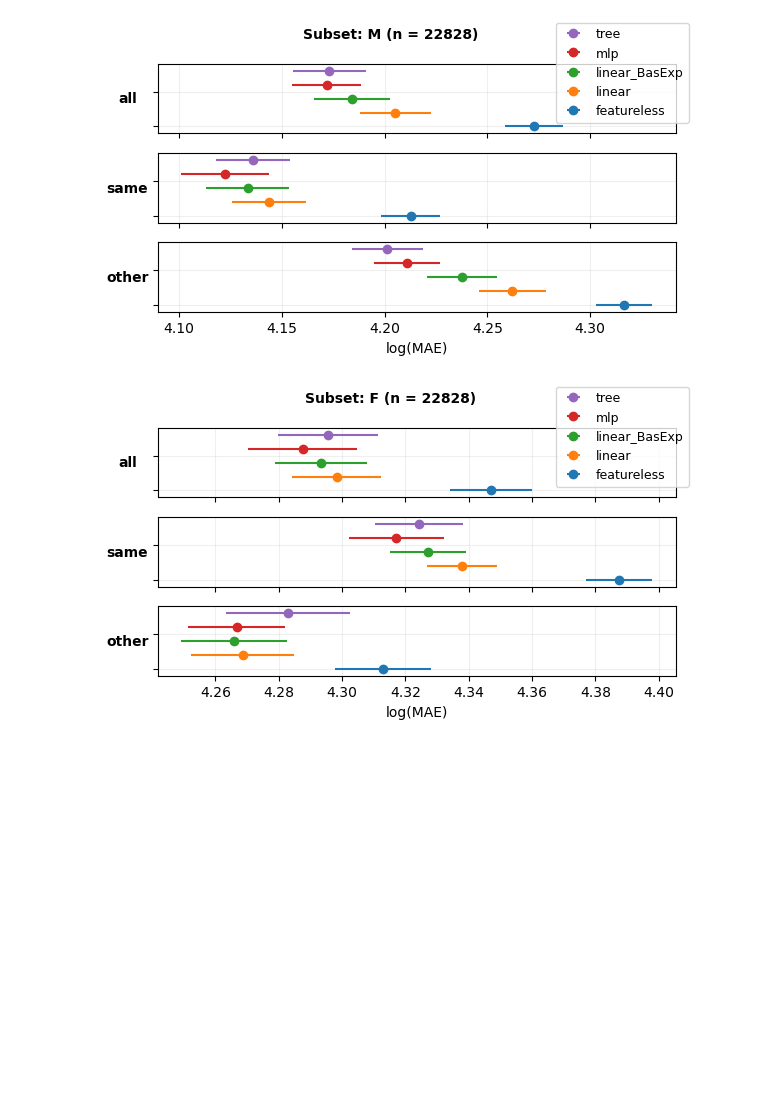
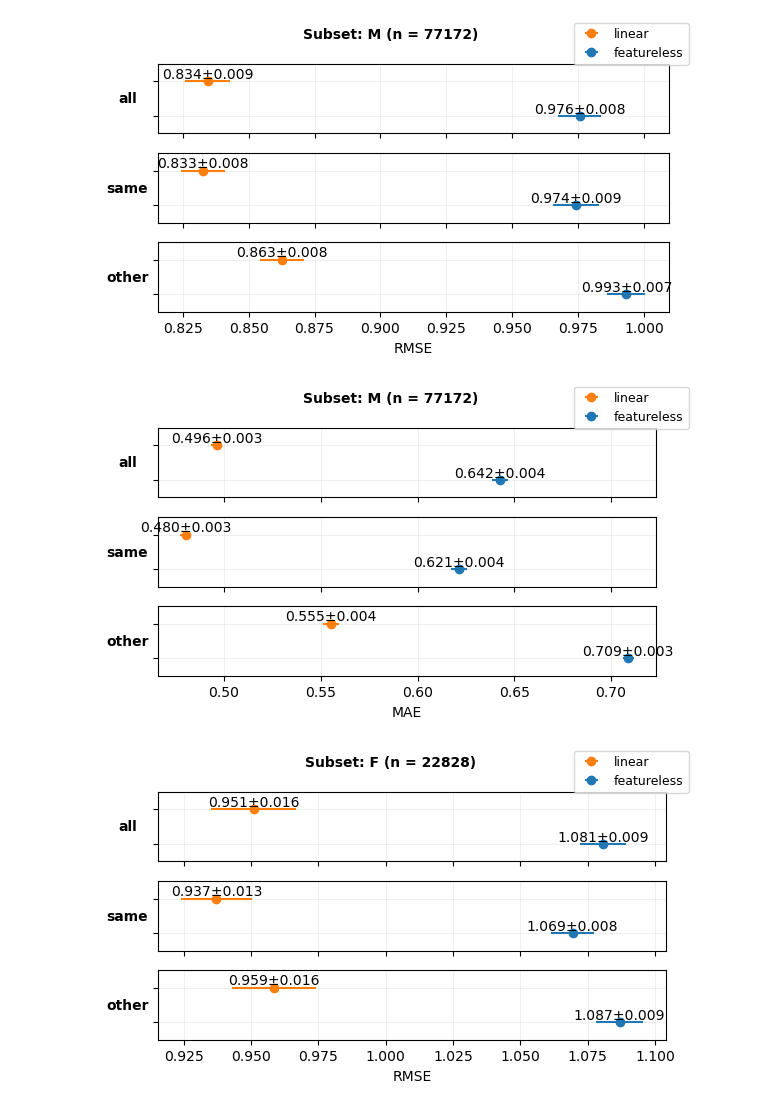
Before and after one commit to lamtung16/soak_regression, a Jupyter notebook: notebook_soak_low_level.ipynb, the cells around one changed output. Drawn from its saved outputs; the diff is of its cells as text; code cells hidden in the pictures; blank space fills up the shorter version.

Commit message:
update visualization and mae using median

```diff
--- a/notebook_soak_low_level.ipynb
+++ b/notebook_soak_low_level.ipynb
@@ -15,20 +19,19 @@ subset_vec = data[subset_col]
+# %%
+model_list = ['featureless', 'linear']
 # %%
 # initial soak obj
-soak_obj = SOAK(n_splits=5)
+soak_obj = SOAKFold(n_splits=5)
 # %%
 # generate dataframe of results:
 results = []
 for subset_value, category, X_train, y_train, X_test, y_test in soak_obj.split(X, y, subset_vec):
-    for model in ['featureless', 'linear', 'linear_BasExp', 'tree', 'mlp']:
-        mse, mae = soak_obj.model_eval(X_train, y_train, X_test, y_test, model)
+    for model in model_list:
+        rmse, mae = soak_obj.model_eval(X_train, y_train, X_test, y_test, model)
         results.append({
                     "subset": subset_value,
                     "category": category,
                     "model": model,
-                    "mse": mse,
+                    "rmse": rmse,
                     "mae": mae,
                 })
 results_df = pd.DataFrame(results)
-
-for value in ['M', 'F']:
-    soak_obj.plot_metrics(results_df, value, subset_vec, metric='mae', figsize=(6,3.5))
@@ -38,21 +38,8 @@ for value in ['M', 'F']:
-# %%
-results_down = []
-for seed in np.random.randint(1, 1000, 2):
-    X_down, y_down, subset_vec_down = soak_obj.downsample_majority(X, y, subset_vec, seed)
-    for subset_value, category, X_train, y_train, X_test, y_test in soak_obj.split(X_down, y_down, subset_vec_down):
-        for model in ['featureless', 'linear', 'linear_BasExp', 'tree', 'mlp']:
-            mse, mae = soak_obj.model_eval(X_train, y_train, X_test, y_test, model)
-            results_down.append({
-                        "subset": subset_value,
-                        "category": category,
-                        "model": model,
-                        "mse": mse,
-                        "mae": mae,
-                    })
-results_down_df = pd.DataFrame(results_down)
-
-for value in ['M', 'F']:
-    soak_obj.plot_metrics(results_down_df, value, subset_vec_down, metric='mae', figsize=(6,3.5))
-# %% [output]
-[figure, removed]
-[figure, removed]
+# %%
+for value in ['M', 'F']:
+    for metric in ['rmse', 'mae']:
+        soak_obj.plot_metrics(results_df, value, subset_vec, metric, figsize=(6, 3.5))
+# %% [output]
+[figure, added]
+[figure, added]
+[figure, added]
```
Also changed, not shown: parts of 4 cells of this notebook, 4 other files.
